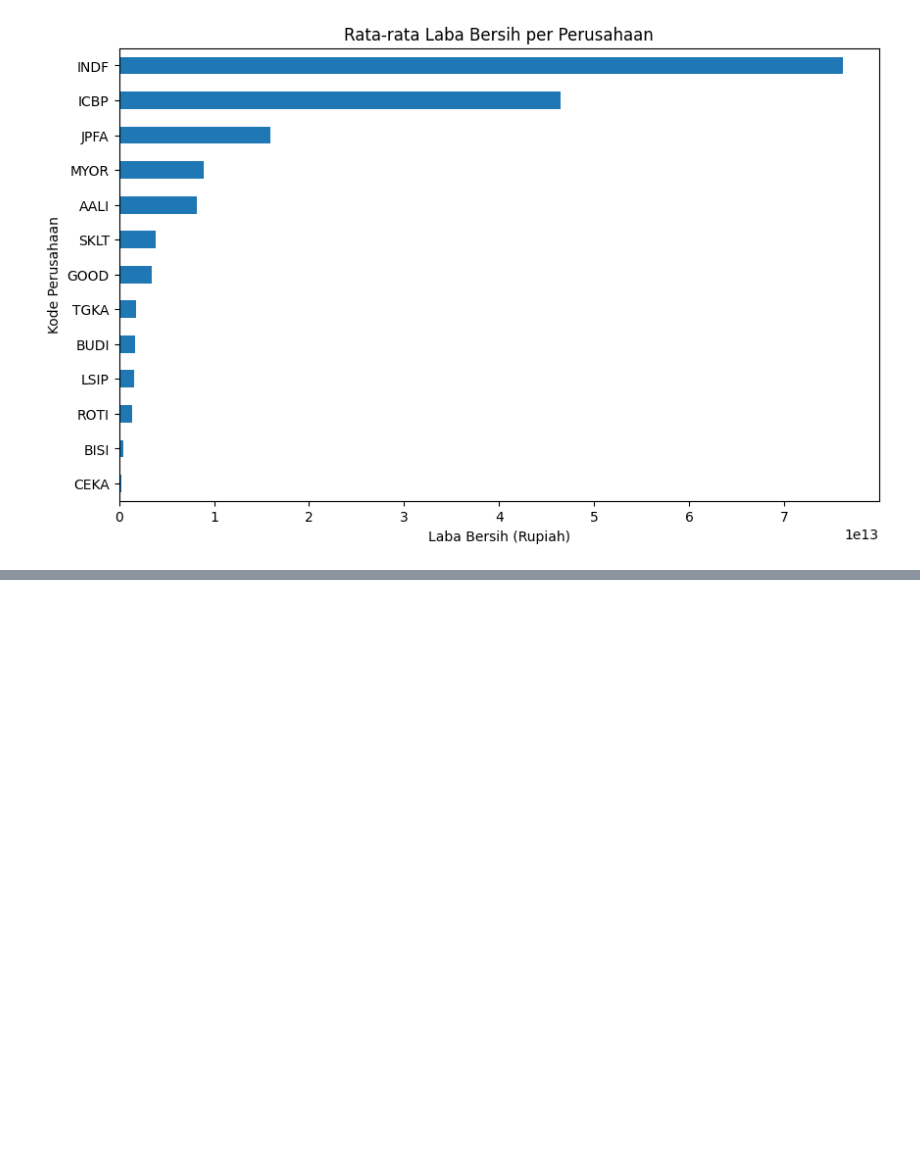
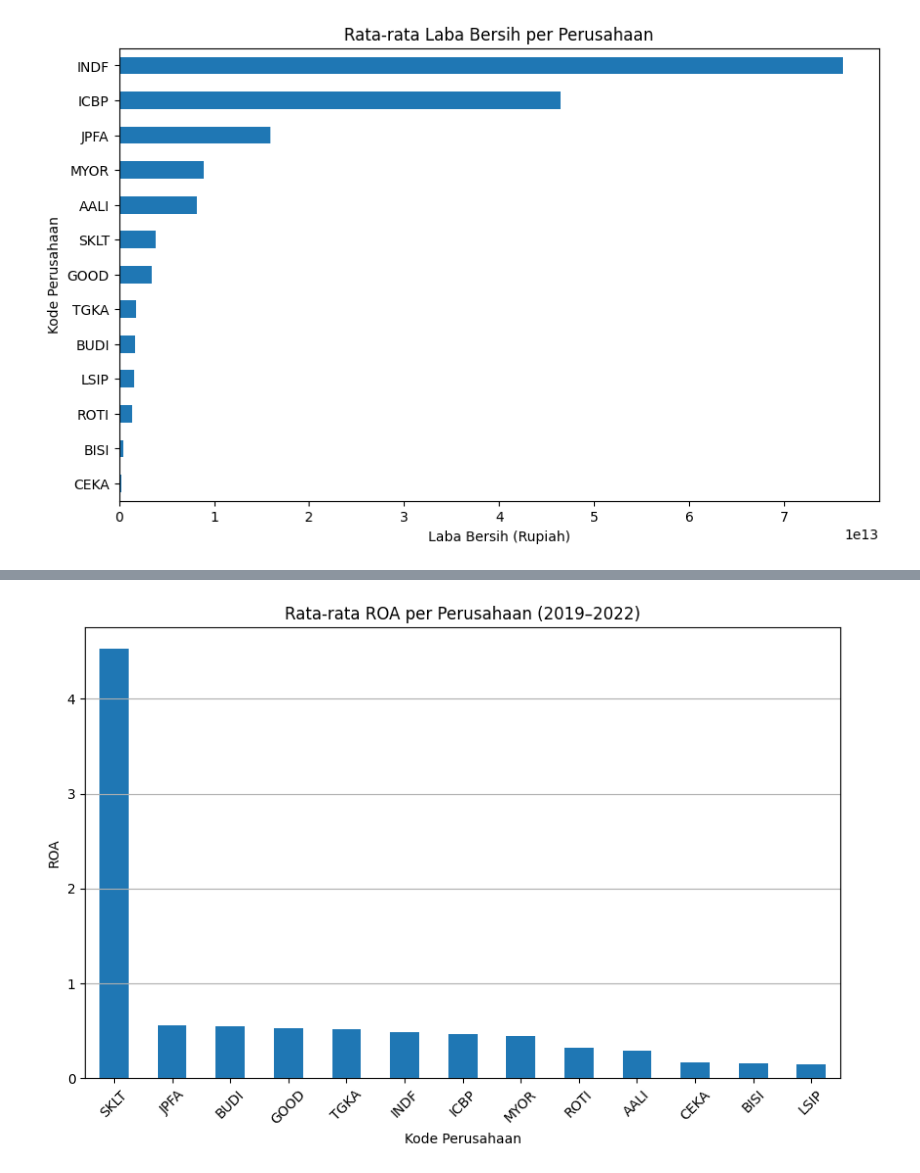
Before and after one commit to Umair-Al-Ahmad/learning-financial-data-analysis, a Jupyter notebook: analysis.ipynb, the cells around one changed output, grey strips where cells are left out. Saved outputs shown, nothing was run; the diff lists cells and outputs as text; code cells hidden in the pictures; blank space fills up the shorter version.

```diff
--- a/analysis.ipynb
+++ b/analysis.ipynb
@@ -87,0 +154,3 @@ plt.show()
+# %%
+df["ROA"] = df["Laba_Bersih"] / df["Total_Aset"]
+df.head()
@@ -87,0 +164,8 @@ plt.show()
+# %%
+roa_perusahaan = (
+    df.groupby("Kode")["ROA"]
+      .mean()
+      .sort_values(ascending=False)
+)
+
+roa_perusahaan
@@ -87,0 +188,12 @@ plt.show()
+# %%
+plt.figure(figsize=(10, 6))
+roa_perusahaan.plot(kind="bar")
+
+plt.title("Rata-rata ROA per Perusahaan (2019–2022)")
+plt.xlabel("Kode Perusahaan")
+plt.ylabel("ROA")
+plt.xticks(rotation=45)
+plt.grid(axis="y")
+plt.show()
+# %% [output]
+[figure, added]
```
Also changed, not shown: parts of 8 cells of this notebook.
